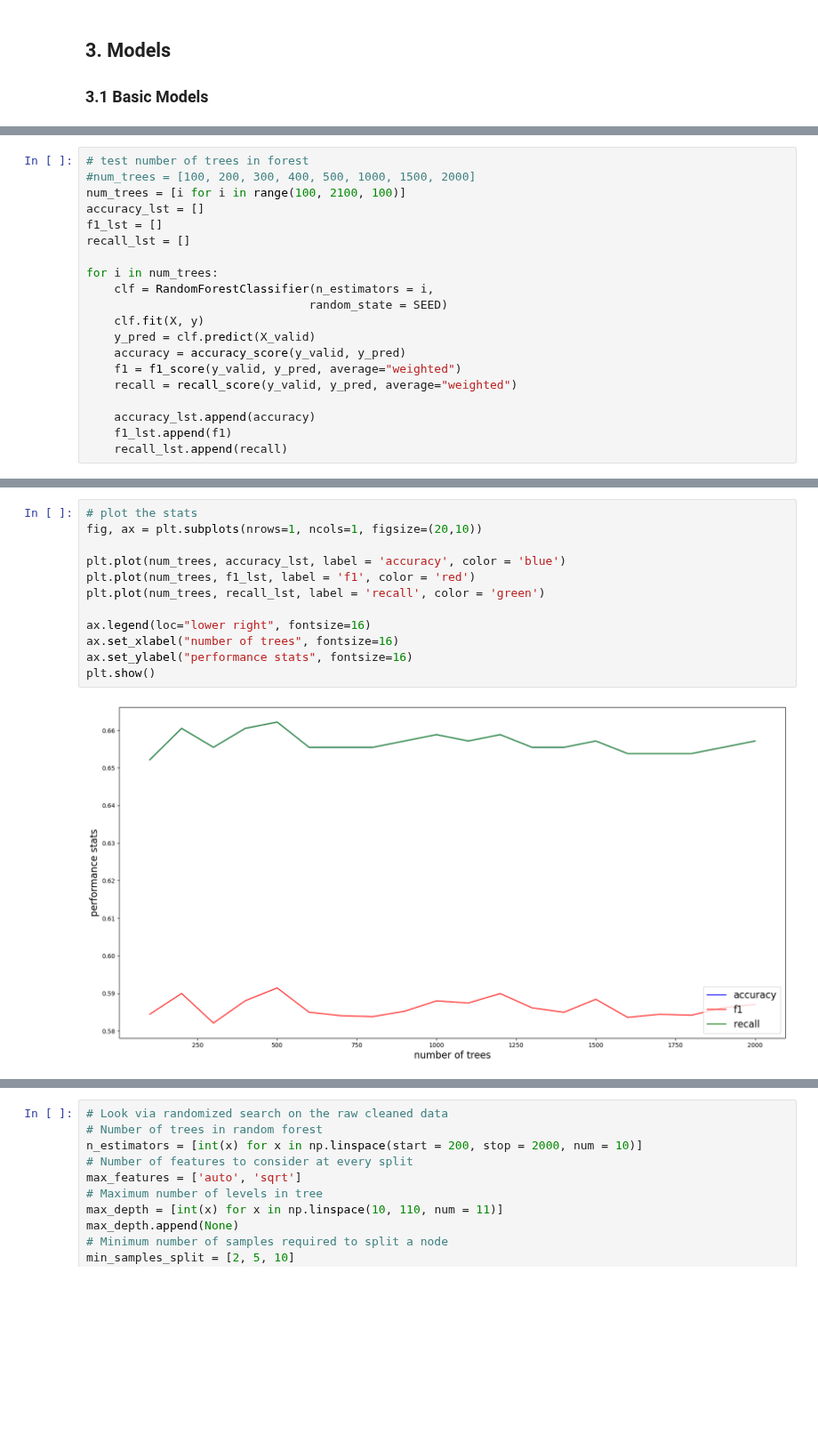
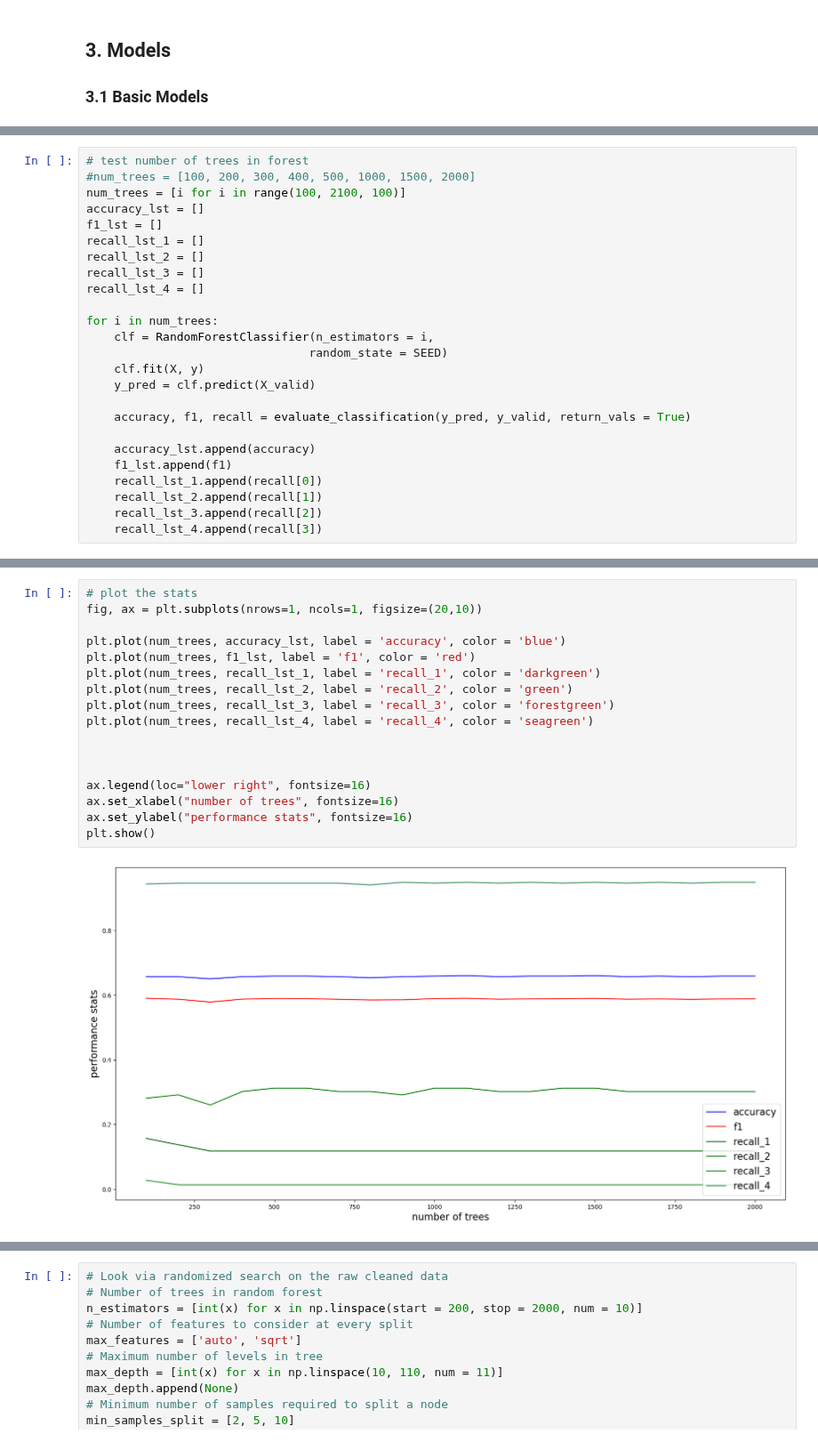
Before and after one commit to andrewjtdunn/Costa-Rican-Household-Poverty-Level-Prediction, a Jupyter notebook: Random_Forest.ipynb, the cells around one changed output, grey strips where cells are left out. Shown at 89% size. Drawn from its saved outputs; the diff is of its cells as text; blank space fills up the shorter version.

Commit message:
update evaluate_classification and separate recall lines

```diff
--- a/Random_Forest.ipynb
+++ b/Random_Forest.ipynb
@@ -113,17 +110,22 @@ fig.tight_layout()
 num_trees = [i for i in range(100, 2100, 100)]
 accuracy_lst = []
 f1_lst = []
-recall_lst = []
+recall_lst_1 = []
+recall_lst_2 = []
+recall_lst_3 = []
+recall_lst_4 = []
 
 for i in num_trees:
     clf = RandomForestClassifier(n_estimators = i,
                                 random_state = SEED)
     clf.fit(X, y)
     y_pred = clf.predict(X_valid)
-    accuracy = accuracy_score(y_valid, y_pred)
-    f1 = f1_score(y_valid, y_pred, average="weighted")
-    recall = recall_score(y_valid, y_pred, average="weighted")
+
+    accuracy, f1, recall = evaluate_classification(y_pred, y_valid, return_vals = True)
 
     accuracy_lst.append(accuracy)
     f1_lst.append(f1)
-    recall_lst.append(recall)
+    recall_lst_1.append(recall[0])
+    recall_lst_2.append(recall[1])
+    recall_lst_3.append(recall[2])
+    recall_lst_4.append(recall[3])
@@ -130,14 +150,19 @@ for i in num_trees:
 # %%
 # plot the stats
 fig, ax = plt.subplots(nrows=1, ncols=1, figsize=(20,10))
 
 plt.plot(num_trees, accuracy_lst, label = 'accuracy', color = 'blue')
 plt.plot(num_trees, f1_lst, label = 'f1', color = 'red')
-plt.plot(num_trees, recall_lst, label = 'recall', color = 'green')
+plt.plot(num_trees, recall_lst_1, label = 'recall_1', color = 'darkgreen')
+plt.plot(num_trees, recall_lst_2, label = 'recall_2', color = 'green')
+plt.plot(num_trees, recall_lst_3, label = 'recall_3', color = 'forestgreen')
+plt.plot(num_trees, recall_lst_4, label = 'recall_4', color = 'seagreen')
+
+
 
 ax.legend(loc="lower right", fontsize=16)
 ax.set_xlabel("number of trees", fontsize=16)
 ax.set_ylabel("performance stats", fontsize=16)
 plt.show()
 # %% [output]
-[figure, old version]
+[figure, new version]
```
Also changed, not shown: parts of 19 cells of this notebook.
